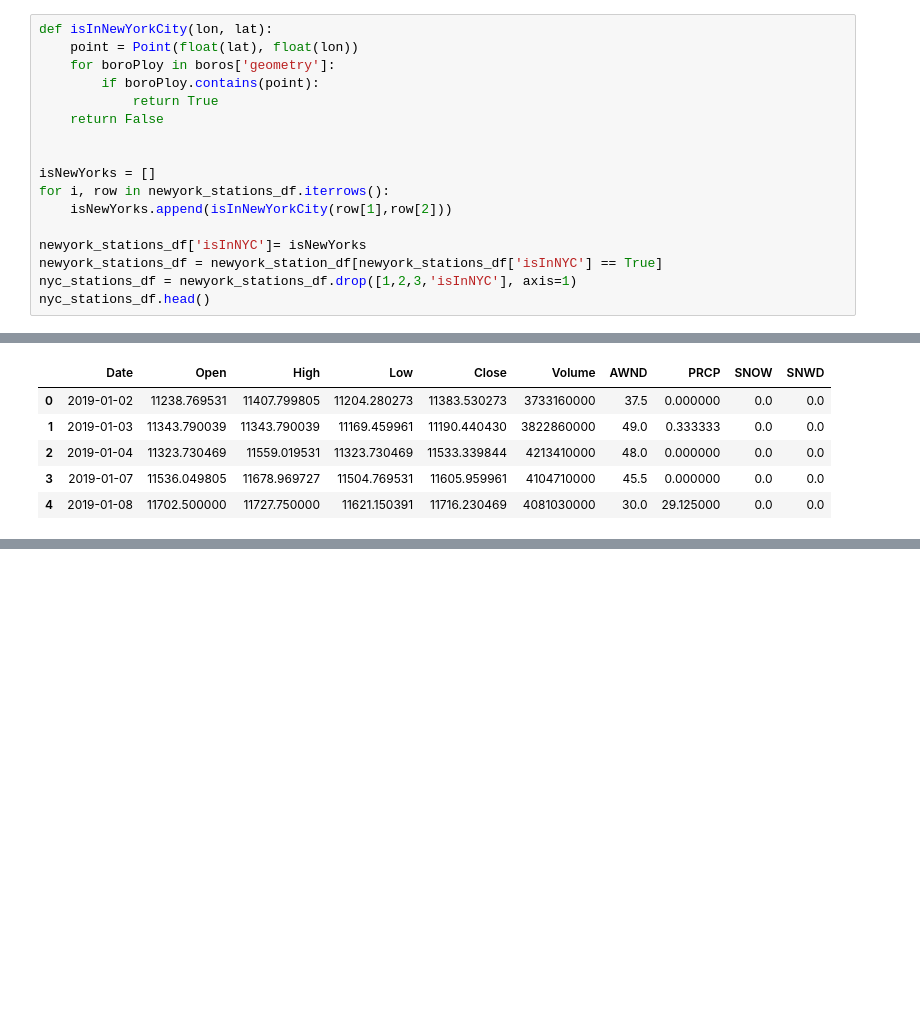
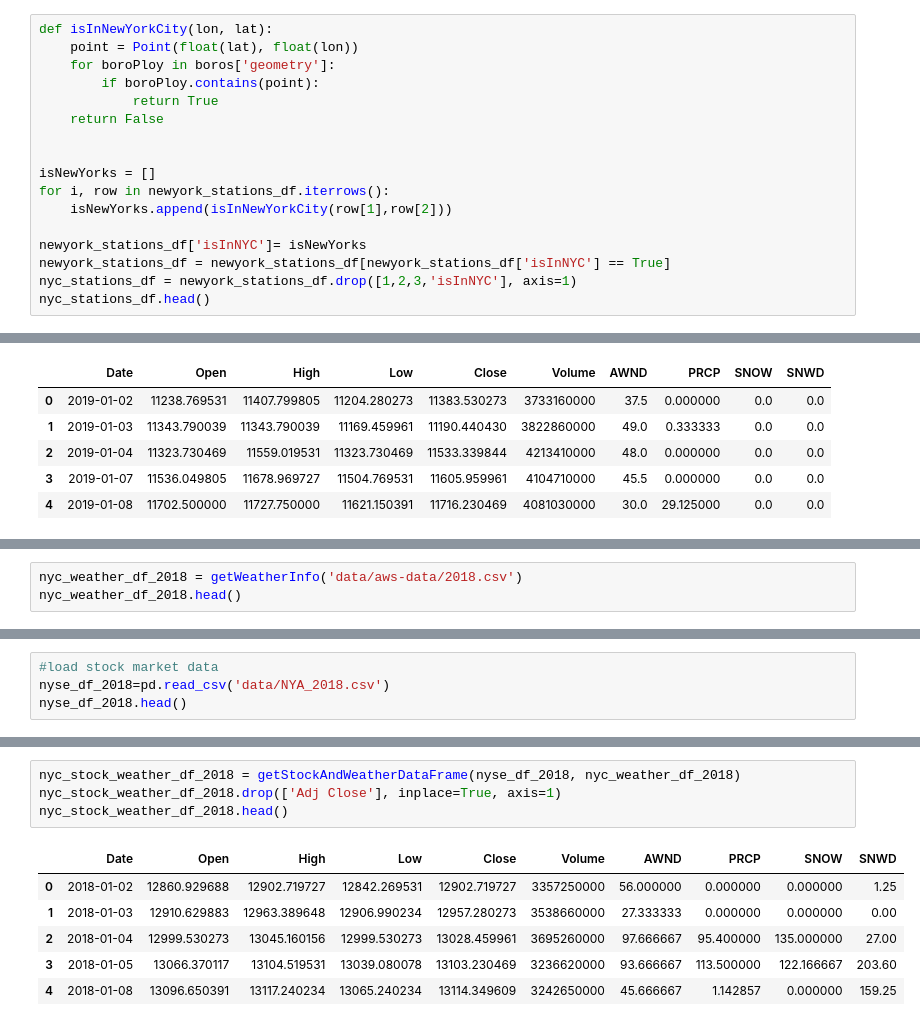
Before and after one commit to msarker000/ai-hw2, a Jupyter notebook: HW2-P5.ipynb, the cells around one changed output, grey strips where cells are left out. Drawn from its saved outputs; the diff is of its cells as text; blank space fills up the shorter version.

```diff
--- a/HW2-P5.ipynb
+++ b/HW2-P5.ipynb
@@ -107,7 +106,7 @@ for i, row in newyork_stations_df.iterrows():
     isNewYorks.append(isInNewYorkCity(row[1],row[2]))
 
 newyork_stations_df['isInNYC']= isNewYorks
-newyork_stations_df = newyork_station_df[newyork_stations_df['isInNYC'] == True]
+newyork_stations_df = newyork_stations_df[newyork_stations_df['isInNYC'] == True]
 nyc_stations_df = newyork_stations_df.drop([1,2,3,'isInNYC'], axis=1)
 nyc_stations_df.head()
 # %% [output]
@@ -232,0 +290,3 @@ result
+# %%
+nyc_weather_df_2018 = getWeatherInfo('data/aws-data/2018.csv')
+nyc_weather_df_2018.head()
@@ -232,0 +300,4 @@ result
+# %%
+#load stock market data
+nyse_df_2018=pd.read_csv('data/NYA_2018.csv')
+nyse_df_2018.head()
@@ -232,0 +311,11 @@ result
+# %%
+nyc_stock_weather_df_2018 = getStockAndWeatherDataFrame(nyse_df_2018, nyc_weather_df_2018)
+nyc_stock_weather_df_2018.drop(['Adj Close'], inplace=True, axis=1)
+nyc_stock_weather_df_2018.head()
+# %% [output]
+|  | Date | Open | High | Low | Close | Volume | AWND | PRCP | SNOW | SNWD |
+| 0 | 2018-01-02 | 12860.929688 | 12902.719727 | 12842.269531 | 12902.719727 | 3357250000 | 56.000000 | 0.000000 | 0.000000 | 1.25 |
+| 1 | 2018-01-03 | 12910.629883 | 12963.389648 | 12906.990234 | 12957.280273 | 3538660000 | 27.333333 | 0.000000 | 0.000000 | 0.00 |
+| 2 | 2018-01-04 | 12999.530273 | 13045.160156 | 12999.530273 | 13028.459961 | 3695260000 | 97.666667 | 95.400000 | 135.000000 | 27.00 |
+| 3 | 2018-01-05 | 13066.370117 | 13104.519531 | 13039.080078 | 13103.230469 | 3236620000 | 93.666667 | 113.500000 | 122.166667 | 203.60 |
+| 4 | 2018-01-08 | 13096.650391 | 13117.240234 | 13065.240234 | 13114.349609 | 3242650000 | 45.666667 | 1.142857 | 0.000000 | 159.25 |
```
Also changed, not shown: parts of 28 cells of this notebook, 1 other file.
